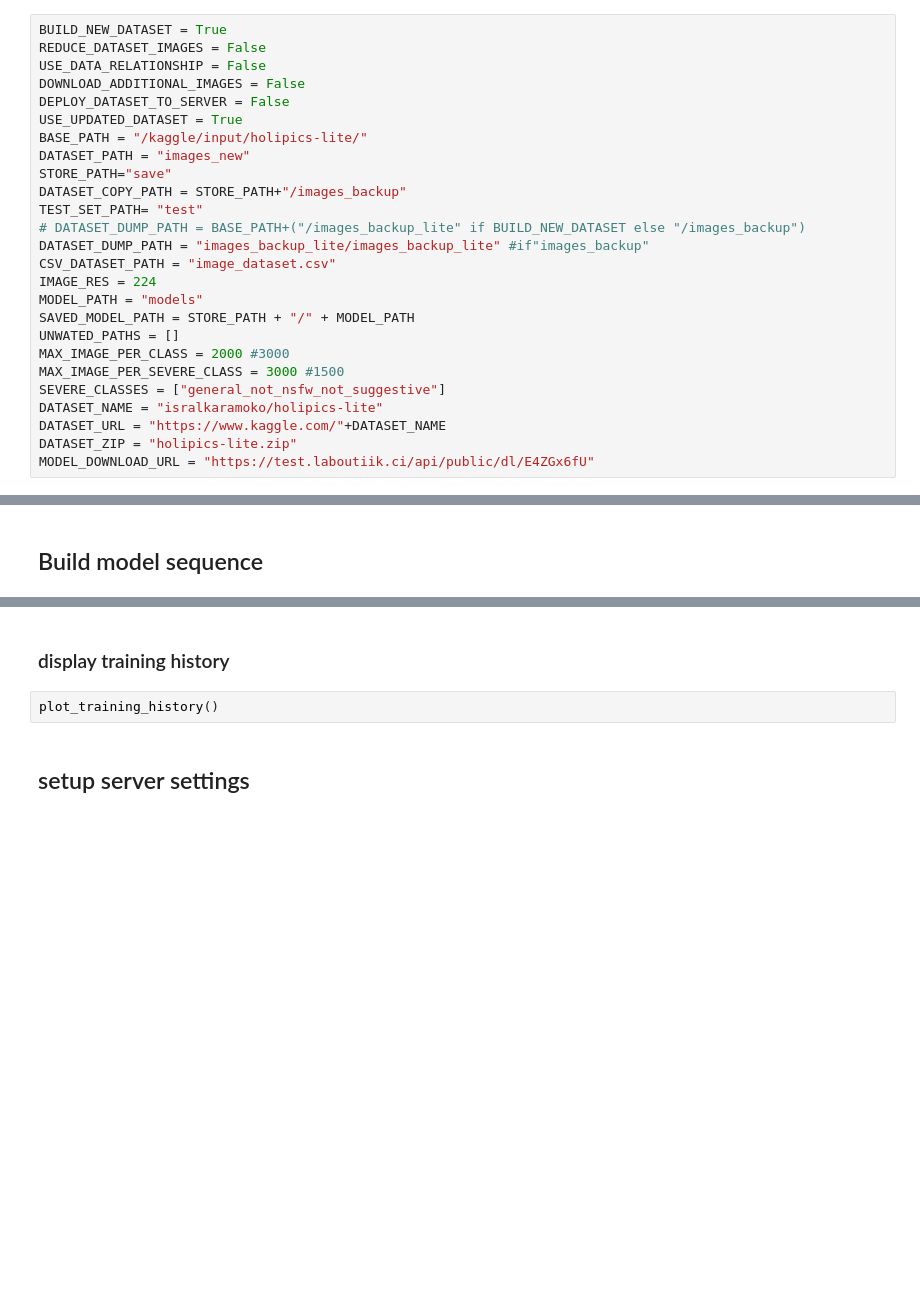
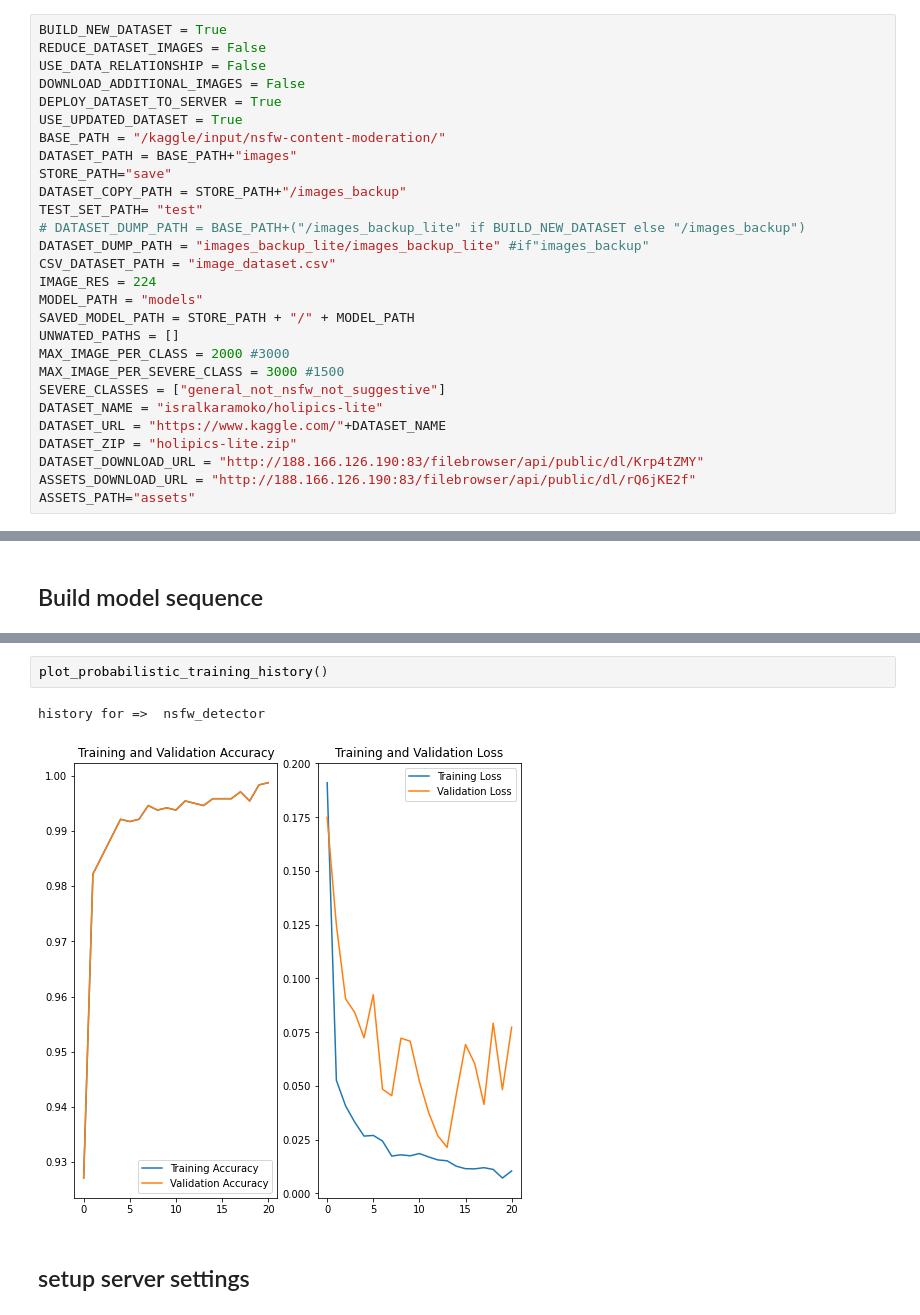
Before and after one commit to karamokoisrael/holypics, a Jupyter notebook: data/notebooks/holypics-kaggle.ipynb, the cells around one changed output, grey strips where cells are left out. Drawn from its saved outputs; the diff is of its cells as text; blank space fills up the shorter version.

Commit message:
Kaggle Notebook | holypics-kaggle | Version 16

```diff
--- a/data/notebooks/holypics-kaggle.ipynb
+++ b/data/notebooks/holypics-kaggle.ipynb
@@ -77,10 +100,10 @@ BUILD_NEW_DATASET = True
 REDUCE_DATASET_IMAGES = False
 USE_DATA_RELATIONSHIP = False
 DOWNLOAD_ADDITIONAL_IMAGES = False
-DEPLOY_DATASET_TO_SERVER = False
+DEPLOY_DATASET_TO_SERVER = True
 USE_UPDATED_DATASET = True
-BASE_PATH = "/kaggle/input/holipics-lite/"
-DATASET_PATH = "images_new"
+BASE_PATH = "/kaggle/input/nsfw-content-moderation/"
+DATASET_PATH = BASE_PATH+"images"
 STORE_PATH="save"
 DATASET_COPY_PATH = STORE_PATH+"/images_backup"
 TEST_SET_PATH= "test"
@@ -97,7 +120,9 @@ SEVERE_CLASSES = ["general_not_nsfw_not_suggestive"]
 DATASET_NAME = "isralkaramoko/holipics-lite"
 DATASET_URL = "https://www.kaggle.com/"+DATASET_NAME
 DATASET_ZIP = "holipics-lite.zip"
-MODEL_DOWNLOAD_URL = "https://test.laboutiik.ci/api/public/dl/E4ZGx6fU"
+DATASET_DOWNLOAD_URL = "http://188.166.126.190:83/filebrowser/api/public/dl/Krp4tZMY"
+ASSETS_DOWNLOAD_URL = "http://188.166.126.190:83/filebrowser/api/public/dl/rQ6jKE2f"
+ASSETS_PATH="assets"
 # %% [markdown]
 ### Kaggle api
 # %%
@@ -2209,6 +2612,7 @@ for model_config in models_config:
-# %% [markdown]
-### display training history
-# %%
-plot_training_history()
+# %%
+plot_probabilistic_training_history()
+# %% [output]
+history for =>  nsfw_detector
+[figure, added]
 # %% [markdown]
 ## setup server settings
```
Also changed, not shown: parts of 98 cells of this notebook.
